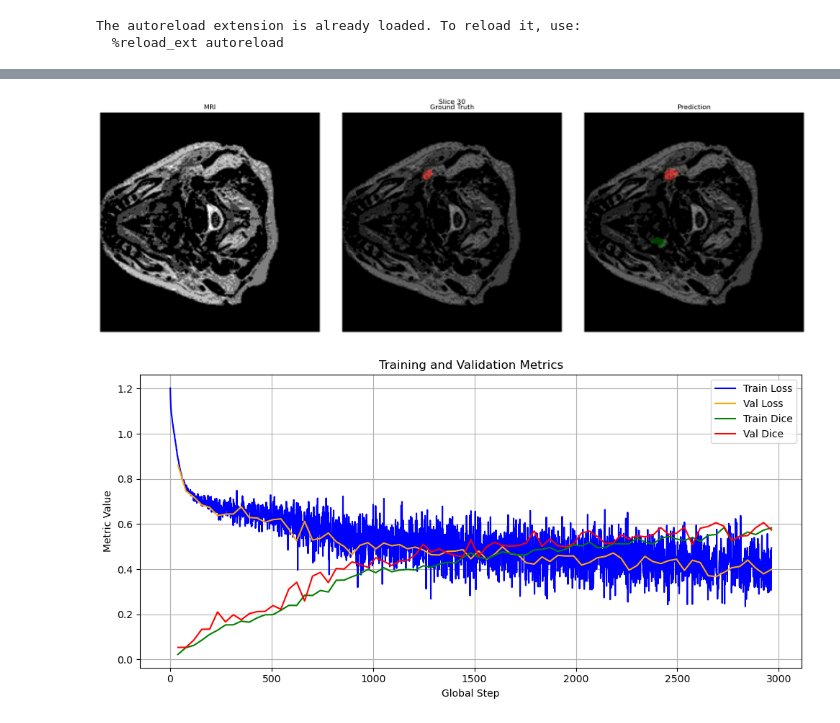
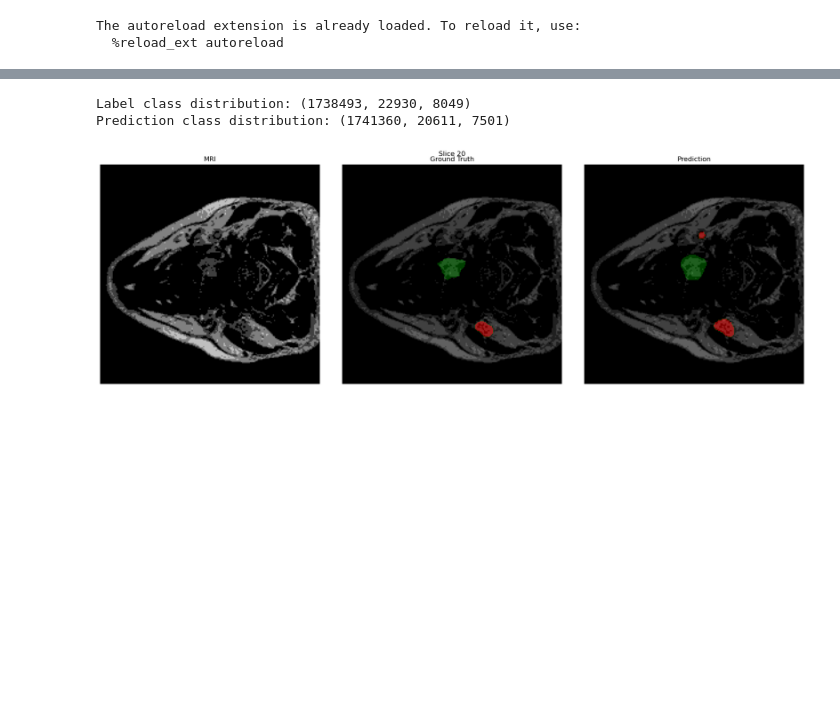
Before and after one commit to herminega/tdt4265_mini_project, a Jupyter notebook: inference.ipynb, the cells around one changed output, grey strips where cells are left out. Saved outputs shown, nothing was run; the diff lists cells and outputs as text; code cells hidden in the pictures; blank space fills up the shorter version.

```diff
--- a/inference.ipynb
+++ b/inference.ipynb
@@ -131,75 +70,12 @@ plt.show()
 # %%
-def load_nifti(file_path):
-    return nib.load(file_path).get_fdata()
-
-def visualize_slices(image_path, label_path, prediction_path, slice_idx=None):
-    image = load_nifti(image_path)
-    label = load_nifti(label_path)
-    prediction = load_nifti(prediction_path)
-
-    if slice_idx is None:
-        slice_idx = image.shape[-1] // 2
-
-    if label.ndim == 4:
-        label = np.argmax(label, axis=0)
-    if prediction.ndim == 4:
-        prediction = np.argmax(prediction, axis=0)
-
-    # Colors
-    cmap = ListedColormap(["black", "green", "red"])
-    class_labels = ["Background", "GTVp", "GTVn"]
-
-    fig, axes = plt.subplots(1, 3, figsize=(18, 6))
-    for ax, data, title in zip(
-        axes,
-        [image[:, :, slice_idx], label[:, :, slice_idx], prediction[:, :, slice_idx]],
-        ["MRI", "Ground Truth", "Prediction"]
-    ):
-        ax.imshow(image[:, :, slice_idx], cmap="gray")
-        if title != "MRI":
-            ax.imshow(data, cmap=cmap, alpha=0.5, vmin=0, vmax=2)
-        ax.set_title(title)
-        ax.axis("off")
-
-    plt.suptitle(f"Slice {slice_idx}")
-    plt.tight_layout()
-    plt.show()
-
+### VISUALIZE SLICES ###
 visualize_slices(
-    image_path     = f"{OUTPUT_DIR}/image_2.nii.gz",
-    label_path     = f"{OUTPUT_DIR}/label_2.nii.gz",
-    prediction_path= f"{OUTPUT_DIR}/prediction_2.nii.gz",
-    slice_idx      = 30
+    image_path     = f"{OUTPUT_DIR}/image_3.nii.gz",
+    label_path     = f"{OUTPUT_DIR}/label_3.nii.gz",
+    prediction_path= f"{OUTPUT_DIR}/prediction_3.nii.gz",
+    slice_idx      = 20
 )
-
-# Plot training/validation metrics over epochs
-import json
-
-with open("results/exp20_nnunet/logs/history_076.json") as f:
-    history = json.load(f)
-
-train_loss = history["train"]["loss"]
-val_loss   = history["validation"]["loss"]
-train_dice = history["train"]["dice"]
-val_dice   = history["validation"]["dice"]
-
-def plot_metric(metric_dict, label, color):
-    steps = list(map(int, metric_dict.keys()))
-    values = [metric_dict[str(k)] for k in steps]
-    plt.plot(steps, values, label=label, color=color)
-
-plt.figure(figsize=(10, 5))
-plot_metric(train_loss, "Train Loss", "blue")
-plot_metric(val_loss, "Val Loss", "orange")
-plot_metric(train_dice, "Train Dice", "green")
-plot_metric(val_dice, "Val Dice", "red")
-plt.xlabel("Global Step")
-plt.ylabel("Metric Value")
-plt.title("Training and Validation Metrics")
-plt.legend()
-plt.grid(True)
-plt.tight_layout()
-plt.show()
 # %% [output]
+Label class distribution: (1738493, 22930, 8049)
+Prediction class distribution: (1741360, 20611, 7501)
-[figure, old version]
+[figure, new version]
-[figure, removed]
```
Also changed, not shown: parts of 5 cells of this notebook, 14 other files.
